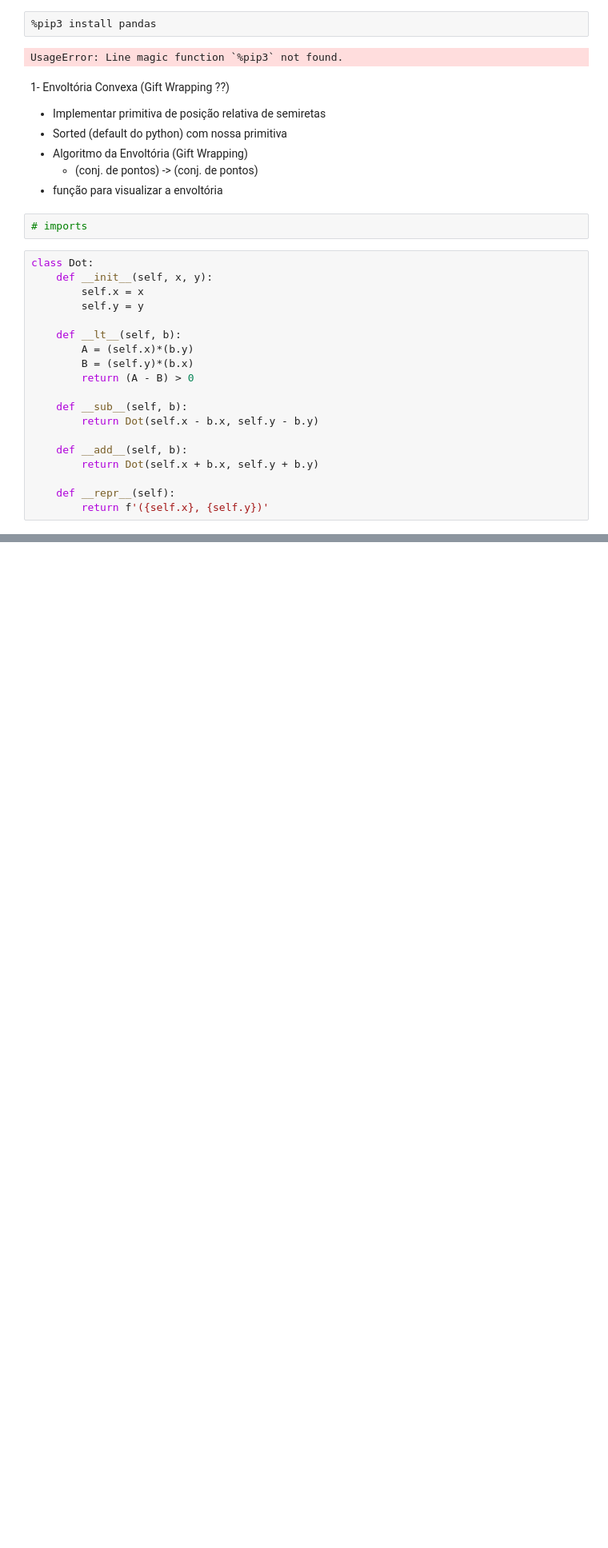
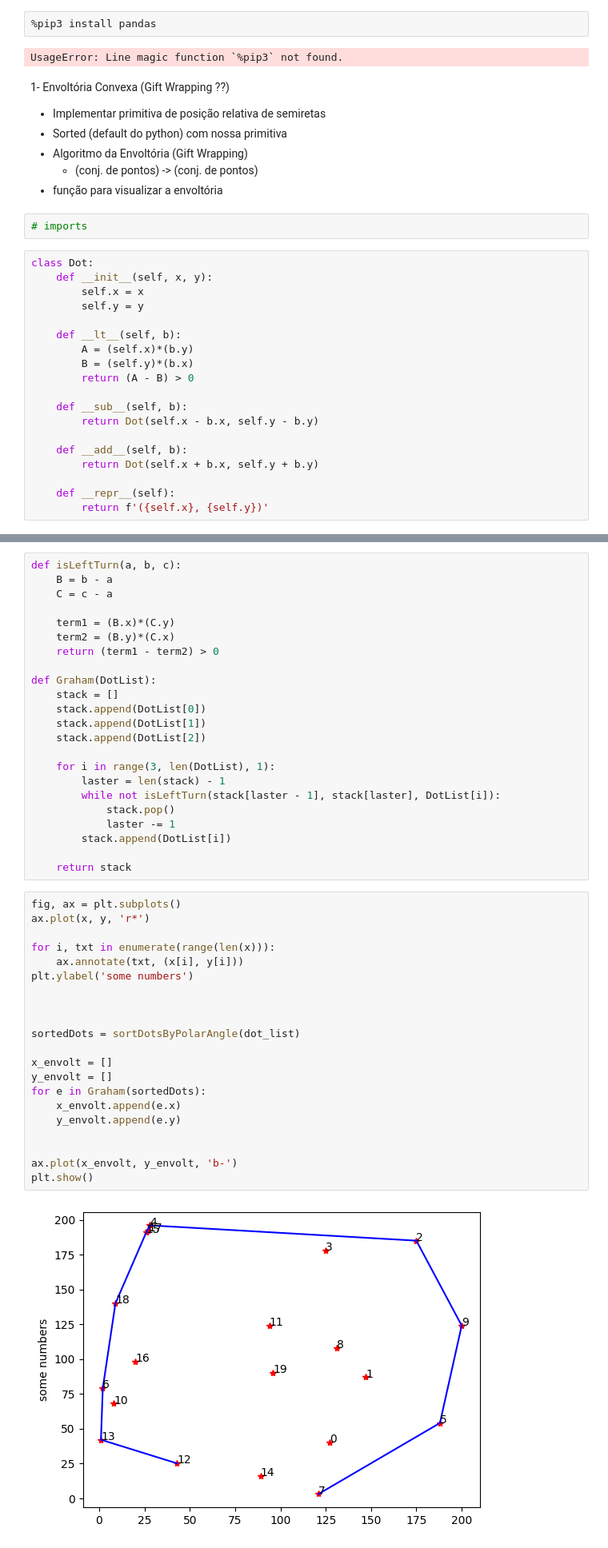
Before and after one commit to Gcastelo01/TP1_Alg2, a Jupyter notebook: TP1_Classificador.ipynb, the cells around one changed output, grey strips where cells are left out. Shown at 80% size. Saved outputs shown, nothing was run; the diff lists cells and outputs as text; blank space fills up the shorter version.

Commit message:
feat: Envoltoria

```diff
--- a/TP1_Classificador.ipynb
+++ b/TP1_Classificador.ipynb
@@ -128,0 +100,46 @@ plt.show()
+# %%
+def isLeftTurn(a, b, c):
+    B = b - a
+    C = c - a
+
+    term1 = (B.x)*(C.y)
+    term2 = (B.y)*(C.x)
+    return (term1 - term2) > 0
+
+def Graham(DotList):
+    stack = []
+    stack.append(DotList[0])
+    stack.append(DotList[1])
+    stack.append(DotList[2])
+
+    for i in range(3, len(DotList), 1):
+        laster = len(stack) - 1
+        while not isLeftTurn(stack[laster - 1], stack[laster], DotList[i]):
+            stack.pop()
+            laster -= 1
+        stack.append(DotList[i])
+
+    return stack
+# %%
+fig, ax = plt.subplots()
+ax.plot(x, y, 'r*')
+
+for i, txt in enumerate(range(len(x))):
+    ax.annotate(txt, (x[i], y[i]))
+plt.ylabel('some numbers')
+
+
+
+sortedDots = sortDotsByPolarAngle(dot_list)
+
+x_envolt = []
+y_envolt = []
+for e in Graham(sortedDots):
+    x_envolt.append(e.x)
+    y_envolt.append(e.y)
+
+
+ax.plot(x_envolt, y_envolt, 'b-')
+plt.show()
+# %% [output]
+[figure, added]
```
Also changed, not shown: parts of 4 cells of this notebook.
